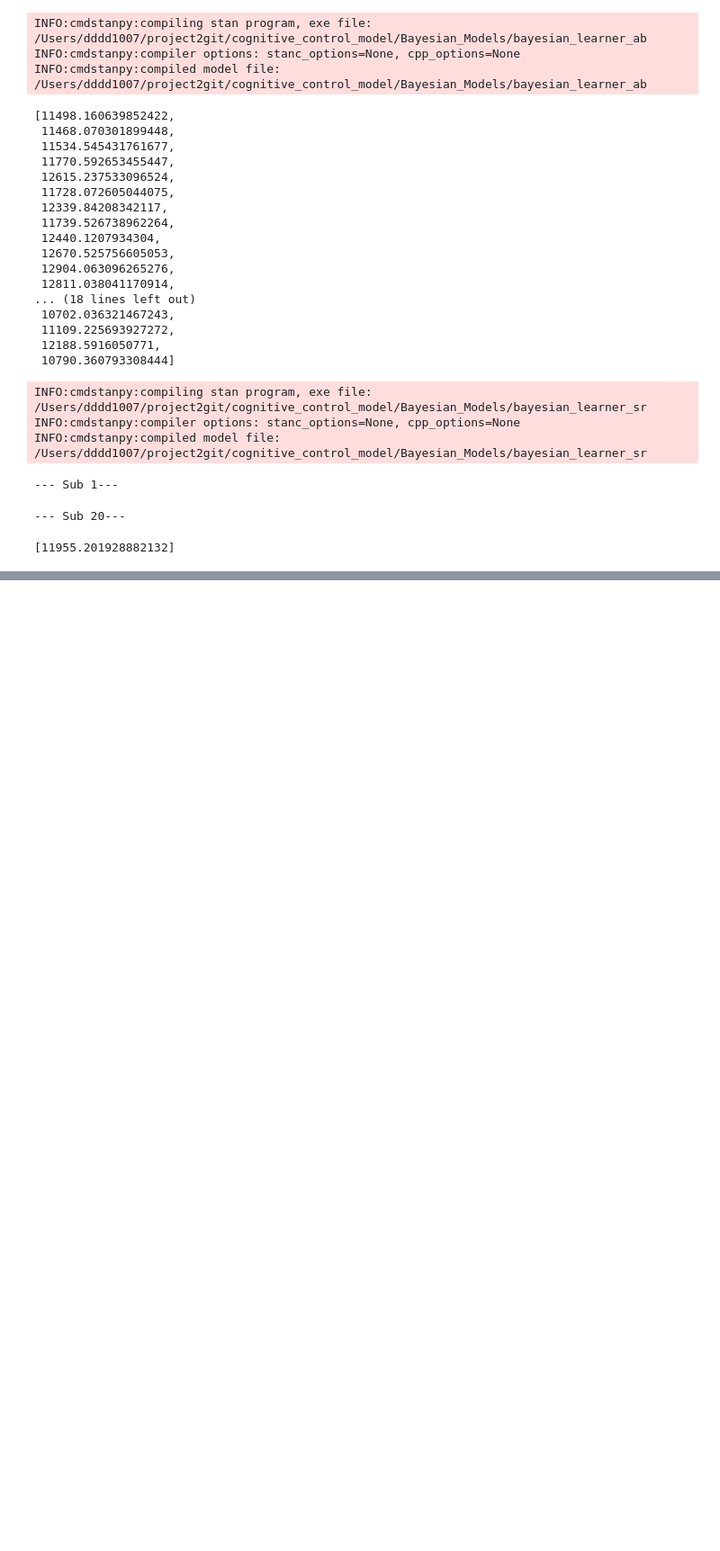
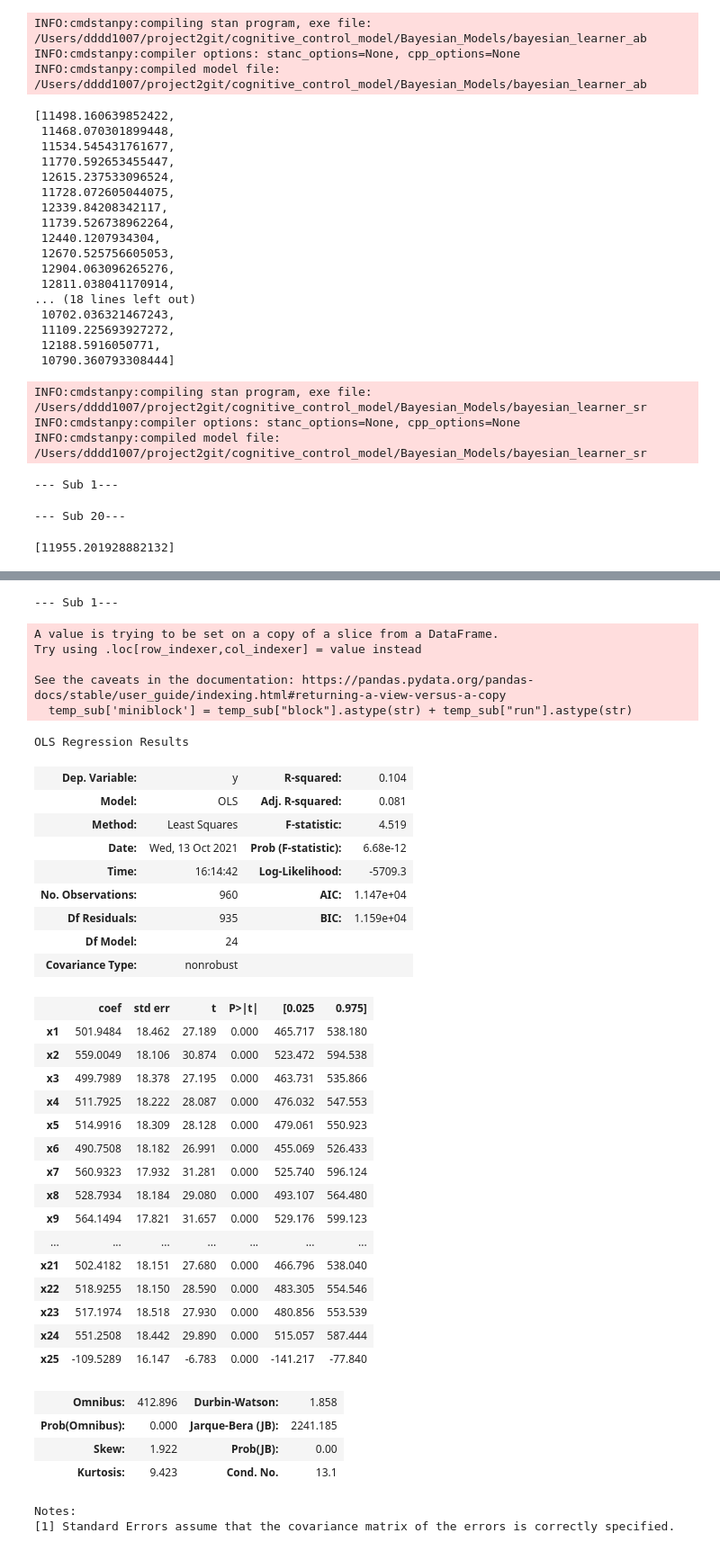
Before and after one commit to dddd1007/cognitive_control_model, a Jupyter notebook: notebooks/计算贝叶斯模型的AIC.ipynb, the cells around one changed output, grey strips where cells are left out. Shown at 90% size. Drawn from its saved outputs; the diff is of its cells as text; code cells hidden in the pictures; blank space fills up the shorter version.

```diff
--- a/notebooks/计算贝叶斯模型的AIC.ipynb
+++ b/notebooks/计算贝叶斯模型的AIC.ipynb
@@ -330,0 +682,22 @@ AIC_sr_list_stan
+# %%
+# 1k1v wihtout mini block
+all_sub_data = pd.read_csv("/Users/dddd1007/project2git/cognitive_control_model/data/input/all_data_with_sr_bayesian_learner_scaled.csv")
+AIC_1k1v_list_stan = []
+MSE_1k1v_list_stan = []
+BIC_1k1v_list_stan = []
+
+sub_list = np.unique(all_sub_data['Subject_num'].values)
+for i in sub_list:
+    print('--- Sub ' + str(i) + '---')
+    temp_sub = all_sub_data[all_sub_data['Subject_num'] == i]
+    estimated_data = pd.read_csv("/Users/dddd1007/project2git/cognitive_control_model/data/output/bayesian_learner_samplers/compare_1k1v_1k2v_2k2v/1k1v/extracted_data/sub_" + str(i) + "_sr_learner.csv")
+    p_hats = estimated_data['r_selected']
+    temp_sub['miniblock'] = temp_sub["block"].astype(str) + temp_sub["run"].astype(str)
+    mini_block = pd.get_dummies(temp_sub[['miniblock']], columns= ['miniblock'])
+    mini_block.loc[:,'p_hats'] = p_hats.values
+    rts = temp_sub['RT'].values
+
+    model = sm.OLS(rts, mini_block.values).fit()
+    AIC_1k1v_list_stan.append(model.aic)
+    MSE_1k1v_list_stan.append(model.mse_resid)
+    BIC_1k1v_list_stan.append(model.bic)
@@ -330,0 +750,56 @@ AIC_sr_list_stan
+# %%
+# ab 校正了拟合的 p 的对象
+AIC_ab_list_stan = []
+MSE_ab_list_stan = []
+sub_list = np.unique(all_sub_data['Subject_num'].values)
+i = 1
+print('--- Sub ' + str(i) + '---')
+temp_sub = all_sub_data[all_sub_data['Subject_num'] == i]
+estimated_data = pd.read_csv("/Users/dddd1007/project2git/cognitive_control_model/data/output/bayesian_learner_samplers/ab/process/extracted_data/sub_" + str(i) + "_ab_learner.csv")
+p_hats = estimated_data['r_selected']
+temp_sub['miniblock'] = temp_sub["block"].astype(str) + temp_sub["run"].astype(str)
+mini_block = pd.get_dummies(temp_sub[['miniblock']], columns= ['miniblock'])
+mini_block.loc[:,'p_hats'] = p_hats.values
+rts = temp_sub['RT'].values
+
+model = sm.OLS(rts, mini_block.values).fit()
+model.summary()
+# %% [output]
+--- Sub 1---
+A value is trying to be set on a copy of a slice from a DataFrame.
+Try using .loc[row_indexer,col_indexer] = value instead
+
+See the caveats in the documentation: https://pandas.pydata.org/pandas-docs/stable/user_guide/indexing.html#returning-a-view-versus-a-copy
+  temp_sub['miniblock'] = temp_sub["block"].astype(str) + temp_sub["run"].astype(str)
+OLS Regression Results
+| Dep. Variable: | y | R-squared: | 0.104 |
+| Model: | OLS | Adj. R-squared: | 0.081 |
+| Method: | Least Squares | F-statistic: | 4.519 |
+| Date: | Wed, 13 Oct 2021 | Prob (F-statistic): | 6.68e-12 |
+| Time: | 16:14:42 | Log-Likelihood: | -5709.3 |
+| No. Observations: | 960 | AIC: | 1.147e+04 |
+| Df Residuals: | 935 | BIC: | 1.159e+04 |
+| Df Model: | 24 |  |  |
+| Covariance Type: | nonrobust |  |  |
+|  | coef | std err | t | P>|t| | [0.025 | 0.975] |
+| x1 | 501.9484 | 18.462 | 27.189 | 0.000 | 465.717 | 538.180 |
+| x2 | 559.0049 | 18.106 | 30.874 | 0.000 | 523.472 | 594.538 |
+| x3 | 499.7989 | 18.378 | 27.195 | 0.000 | 463.731 | 535.866 |
+| x4 | 511.7925 | 18.222 | 28.087 | 0.000 | 476.032 | 547.553 |
+| x5 | 514.9916 | 18.309 | 28.128 | 0.000 | 479.061 | 550.923 |
+| x6 | 490.7508 | 18.182 | 26.991 | 0.000 | 455.069 | 526.433 |
+| x7 | 560.9323 | 17.932 | 31.281 | 0.000 | 525.740 | 596.124 |
+| x8 | 528.7934 | 18.184 | 29.080 | 0.000 | 493.107 | 564.480 |
+| x9 | 564.1494 | 17.821 | 31.657 | 0.000 | 529.176 | 599.123 |
+| ... | ... | ... | ... | ... | ... | ... |
+| x21 | 502.4182 | 18.151 | 27.680 | 0.000 | 466.796 | 538.040 |
+| x22 | 518.9255 | 18.150 | 28.590 | 0.000 | 483.305 | 554.546 |
+| x23 | 517.1974 | 18.518 | 27.930 | 0.000 | 480.856 | 553.539 |
+| x24 | 551.2508 | 18.442 | 29.890 | 0.000 | 515.057 | 587.444 |
+| x25 | -109.5289 | 16.147 | -6.783 | 0.000 | -141.217 | -77.840 |
+| Omnibus: | 412.896 | Durbin-Watson: | 1.858 |
+| Prob(Omnibus): | 0.000 | Jarque-Bera (JB): | 2241.185 |
+| Skew: | 1.922 | Prob(JB): | 0.00 |
+| Kurtosis: | 9.423 | Cond. No. | 13.1 |
+Notes:
+[1] Standard Errors assume that the covariance matrix of the errors is correctly specified.
```
Also changed, not shown: parts of 17 cells of this notebook, 19 other files.
